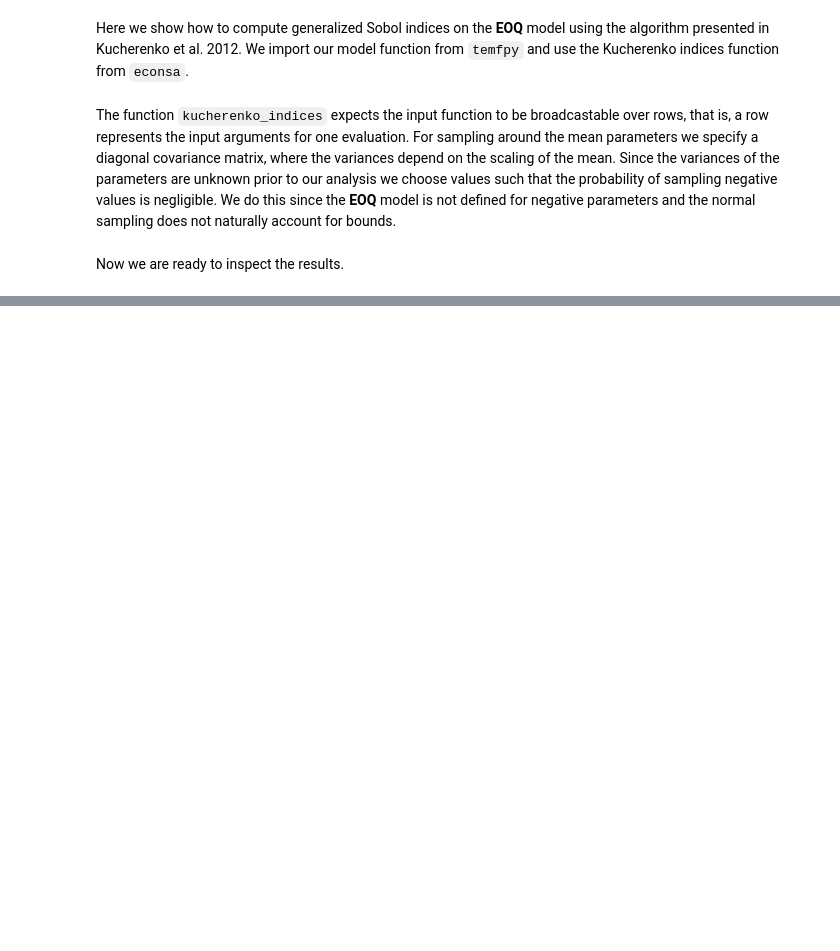
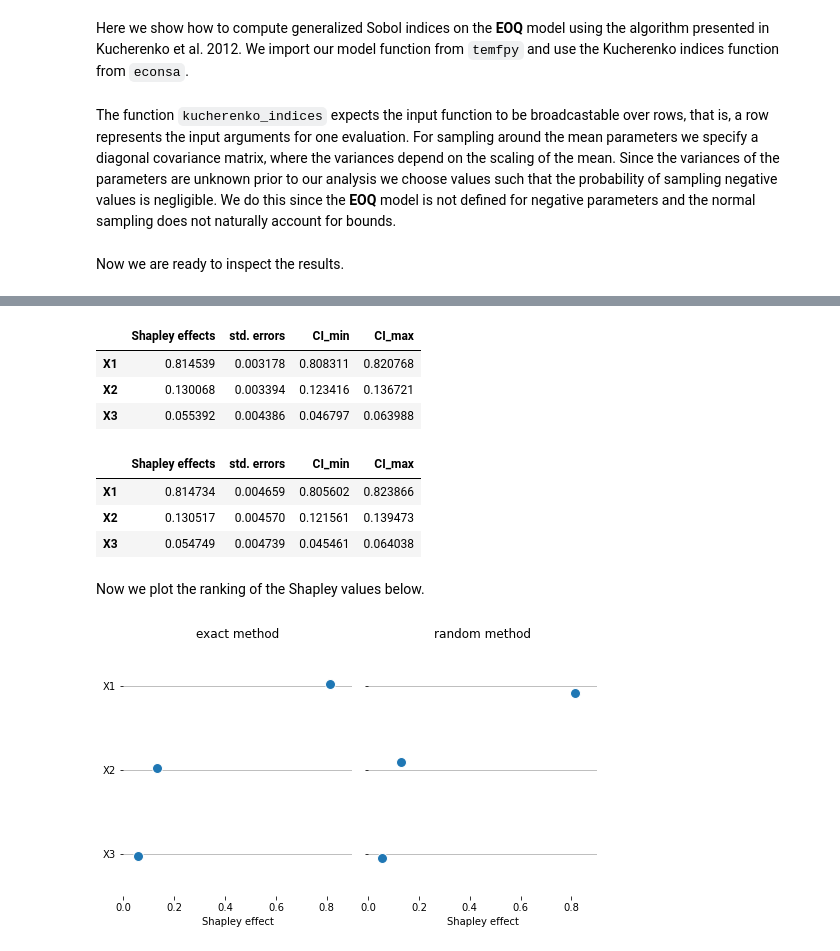
Before and after one commit to OpenSourceEconomics/econsa, a Jupyter notebook: docs/source/tutorials/sensitivity-analysis-quantitative.ipynb, the cells around one changed output, grey strips where cells are left out. Drawn from its saved outputs; the diff is of its cells as text; code cells hidden in the pictures; blank space fills up the shorter version.

```diff
--- a/docs/source/tutorials/sensitivity-analysis-quantitative.ipynb
+++ b/docs/source/tutorials/sensitivity-analysis-quantitative.ipynb
@@ -52,0 +111,7 @@ Now we are ready to inspect the results.
+# %%
+exact_shapley
+# %% [output]
+|  | Shapley effects | std. errors | CI_min | CI_max |
+| X1 | 0.814539 | 0.003178 | 0.808311 | 0.820768 |
+| X2 | 0.130068 | 0.003394 | 0.123416 | 0.136721 |
+| X3 | 0.055392 | 0.004386 | 0.046797 | 0.063988 |
@@ -52,0 +129,47 @@ Now we are ready to inspect the results.
+# %%
+random_shapley
+# %% [output]
+|  | Shapley effects | std. errors | CI_min | CI_max |
+| X1 | 0.814734 | 0.004659 | 0.805602 | 0.823866 |
+| X2 | 0.130517 | 0.004570 | 0.121561 | 0.139473 |
+| X3 | 0.054749 | 0.004739 | 0.045461 | 0.064038 |
+# %% [markdown]
+Now we plot the ranking of the Shapley values below.
+# %%
+# comparison of exact and random method ranking
+data = {'inputs':['X1', 'X2', 'X3'], 'exact_method':[0.814539, 0.130068, 0.055392],
+        'random_method': [0.814734, 0.130517, 0.054749]}
+
+# covert dict to dataframe for plot
+df = pd.DataFrame(data)
+
+# Set up a grid to plot survival probability against several variables
+def ranking(data):
+    g = sns.PairGrid(data.sort_values("exact_method", ascending=False),
+                     x_vars=data.columns[-2:], y_vars=["inputs"],
+                     height=4, aspect=.9)
+
+    # Draw a dot plot using the stripplot function
+    g.map(sns.stripplot, size=10, orient="h", linewidth=1, edgecolor="w")
+
+    # Use the same x axis limits on all columns and add better labels
+    g.set(xlim=(0, 0.9), xlabel="Shapley effect", ylabel="")
+
+    # Use semantically meaningful titles for the columns
+    titles = ["exact method", "random method"]
+
+    for ax, title in zip(g.axes.flat, titles):
+
+        # Set a different title for each axes
+        ax.set(title=title)
+
+        # Make the grid horizontal instead of vertical
+        ax.xaxis.grid(False)
+        ax.yaxis.grid(True)
+
+    sns.despine(left=True, bottom=True)
+# %%
+# plot for exact and random permutations methods
+ranking(data = df)
+# %% [output]
+[figure, added]
```
Also changed, not shown: parts of 17 cells of this notebook, 9 other files.
